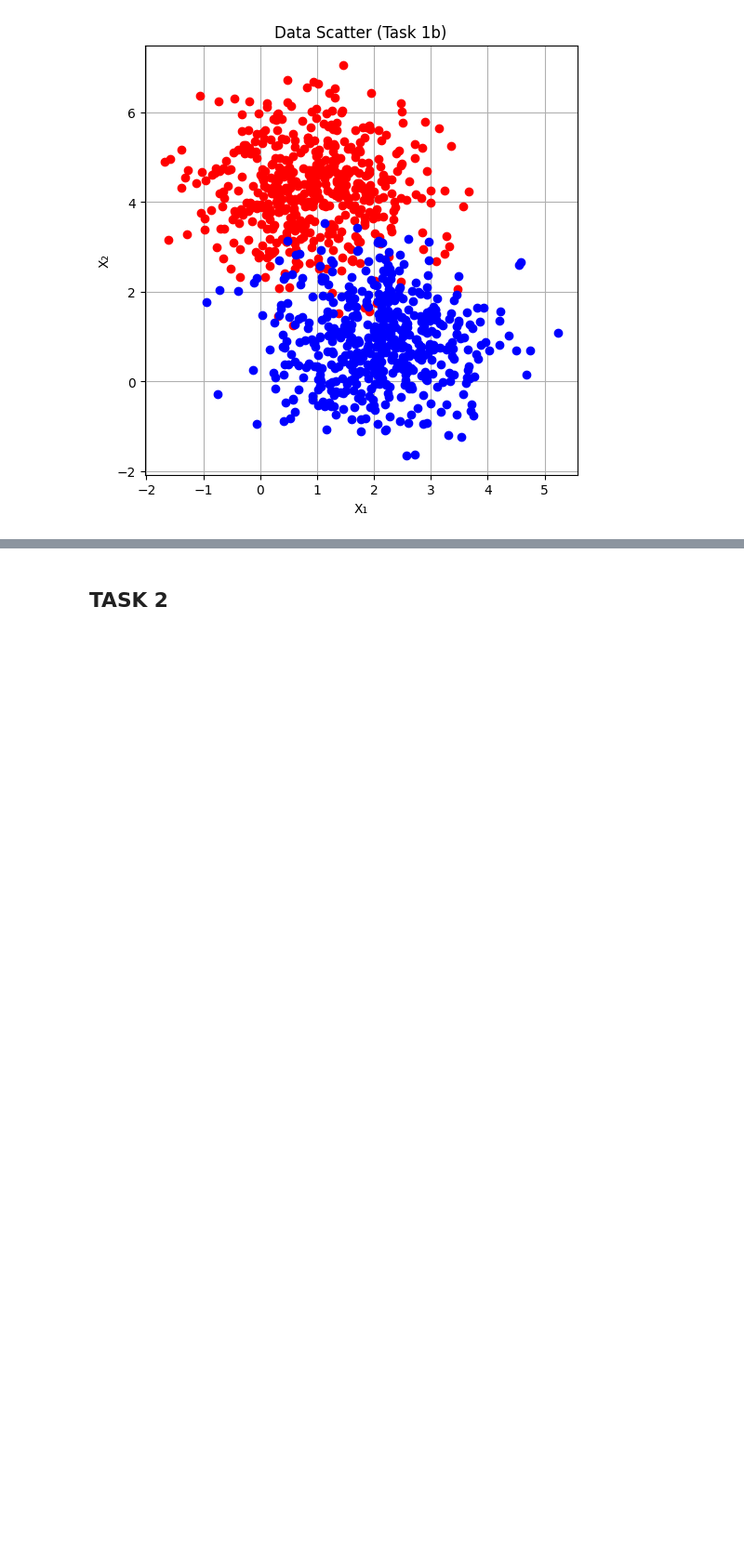
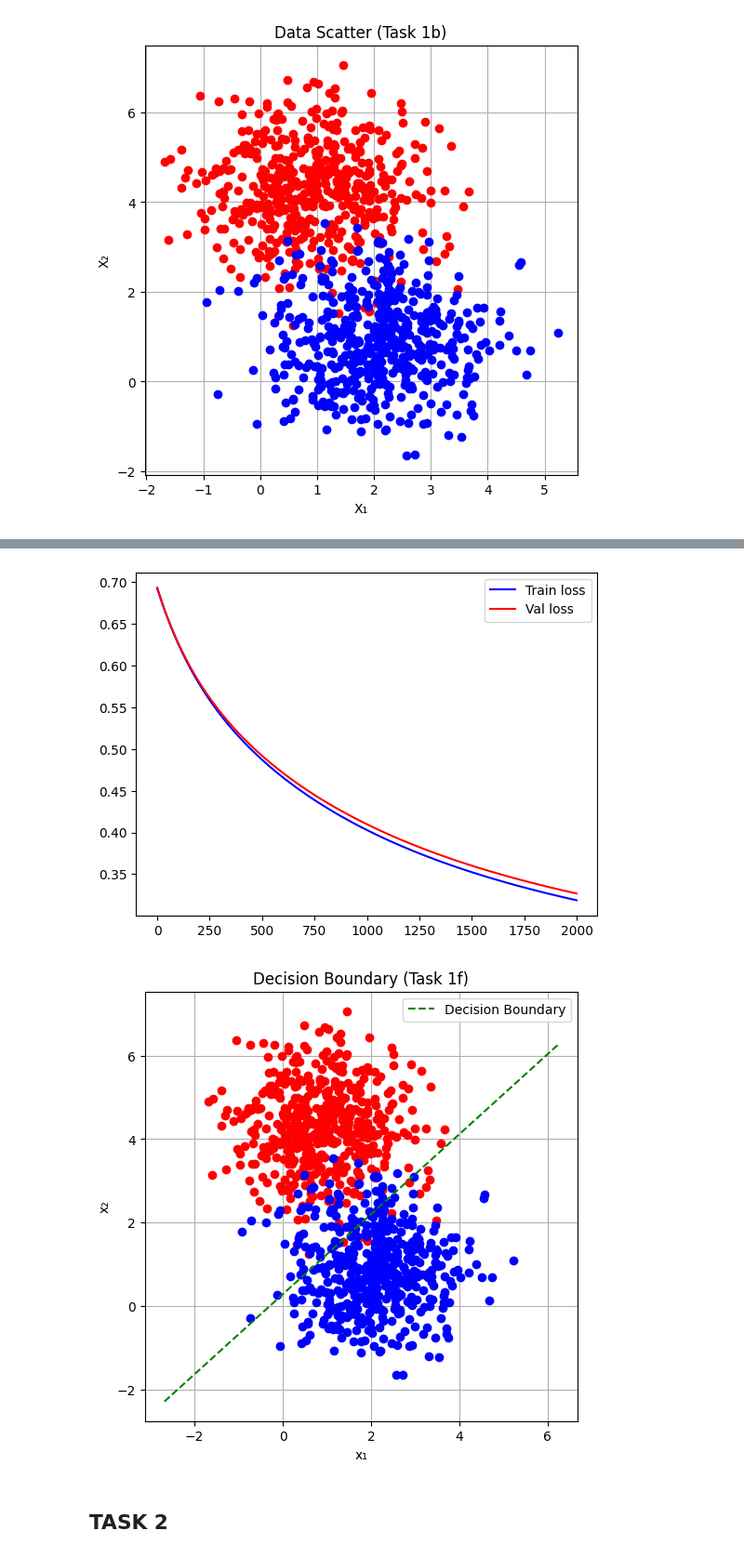
Before and after one commit to Bradley-Tabone/Machine-learning-assignment-2, a Jupyter notebook: CCE2502_Assignment_II_2024_2025/CCE2502_Assignment_II_2024_2025.ipynb, the cells around one changed output, grey strips where cells are left out. Shown at 93% size. Saved outputs shown, nothing was run; the diff lists cells and outputs as text; code cells hidden in the pictures; blank space fills up the shorter version.

```diff
--- a/CCE2502_Assignment_II_2024_2025/CCE2502_Assignment_II_2024_2025.ipynb
+++ b/CCE2502_Assignment_II_2024_2025/CCE2502_Assignment_II_2024_2025.ipynb
@@ -135,11 +135,14 @@ def lr_train_model(X_data,
         #
         #
         #######################################################################
-        #
-        # Add update equations in this section
-        # W[0] is the bias term (no regularisation)
-        #
-        #######################################################################
+        m = X_train.shape[0]
+        X_full = np.concatenate((np.ones((m,1)), X_train), axis=1)
+        error  = y_pred_pr - y_train.ravel()
+        grad   = (X_full.T @ error) / m
+        grad[1:] += (phi / m) * W[1:,0]
+        W     -= alpha * grad.reshape(W.shape)
+
+        ####################################################################
     #
     #
     return {'weights':W,
@@ -182,44 +283,29 @@ y shape: (1000,)
 # %%
-# 1e) Train the model
-#    lr_train_model will internally prepend its own bias column
-res = lr_train_model(
-    X, y,
-    no_iterations=100,
-    alpha=0.1,
-    phi=0.01,
-    reshuffle='yes',
-    split_frac=0.8,
-    init_weights=0.0
-)
+#train the model on the basic dataset
+result = lr_train_model(X, y)
 
-# Unpack
-W_full   = np.array(res['weights']).reshape(-1)  # [b, w1, w2]
-b, w_vec = W_full[0], W_full[1:]
-hist     = res['history']
+display_results(result)
 
-# Plot train/val loss curves
-plt.figure()
-plt.plot(hist['train_loss'], label='Train Loss')
-plt.plot(hist['val_loss'],   label='Val   Loss')
-plt.xlabel('Iteration'); plt.ylabel('Loss')
-plt.legend(); plt.title('Loss Curves (Task 1e)')
+#Plotting the original data points.
+plt.figure(figsize=(6,6))
+data_scatter_plot(X, y)
+
+# unpack bias & weights
+b, w1, w2 = result['weights'].ravel()
+
+# make x1 grid
+x1_vals = np.linspace(X[:,0].min()-1, X[:,0].max()+1, 100)
+
+# solve for x2
+x2_vals = -(b + w1 * x1_vals) / w2
+
+# plot decision boundary
+plt.plot(x1_vals, x2_vals, 'g--', label='Decision Boundary')
+
+plt.legend()
+plt.title("Decision Boundary (Task 1f)")
+plt.xlabel("x₁")
+plt.ylabel("x₂")
+plt.grid(True)
 plt.show()
-
-print(f"Train acc = {res['train_acc']:.3f},  Val acc = {res['val_acc']:.3f}")
-
-# 1f) Decision boundary
-xx, yy = np.meshgrid(
-    np.linspace(X[:,0].min()-1, X[:,0].max()+1, 200),
-    np.linspace(X[:,1].min()-1, X[:,1].max()+1, 200)
-)
-grid    = np.c_[xx.ravel(), yy.ravel()]              # (40000,2)
-logits  = grid.dot(w_vec) + b                        # (40000,)
-probs   = 1/(1 + np.exp(-logits))
-Z       = probs.reshape(xx.shape)
-
-plt.figure(figsize=(6,6))
-plt.contour(xx, yy, Z, levels=[0.5], linewidths=2, colors='red')
-data_scatter_plot(X, y)
-plt.title("Decision Boundary (Task 1f)")
-plt.xlabel('X₁'); plt.ylabel('X₂')
-plt.show()
+# %% [output]
@@ -226,3 +319,5 @@ plt.show()
+[figure, added]
+[figure, added]
 # %% [markdown]
 ## TASK 2
 # %%
```
Also changed, not shown: parts of 12 cells of this notebook.
